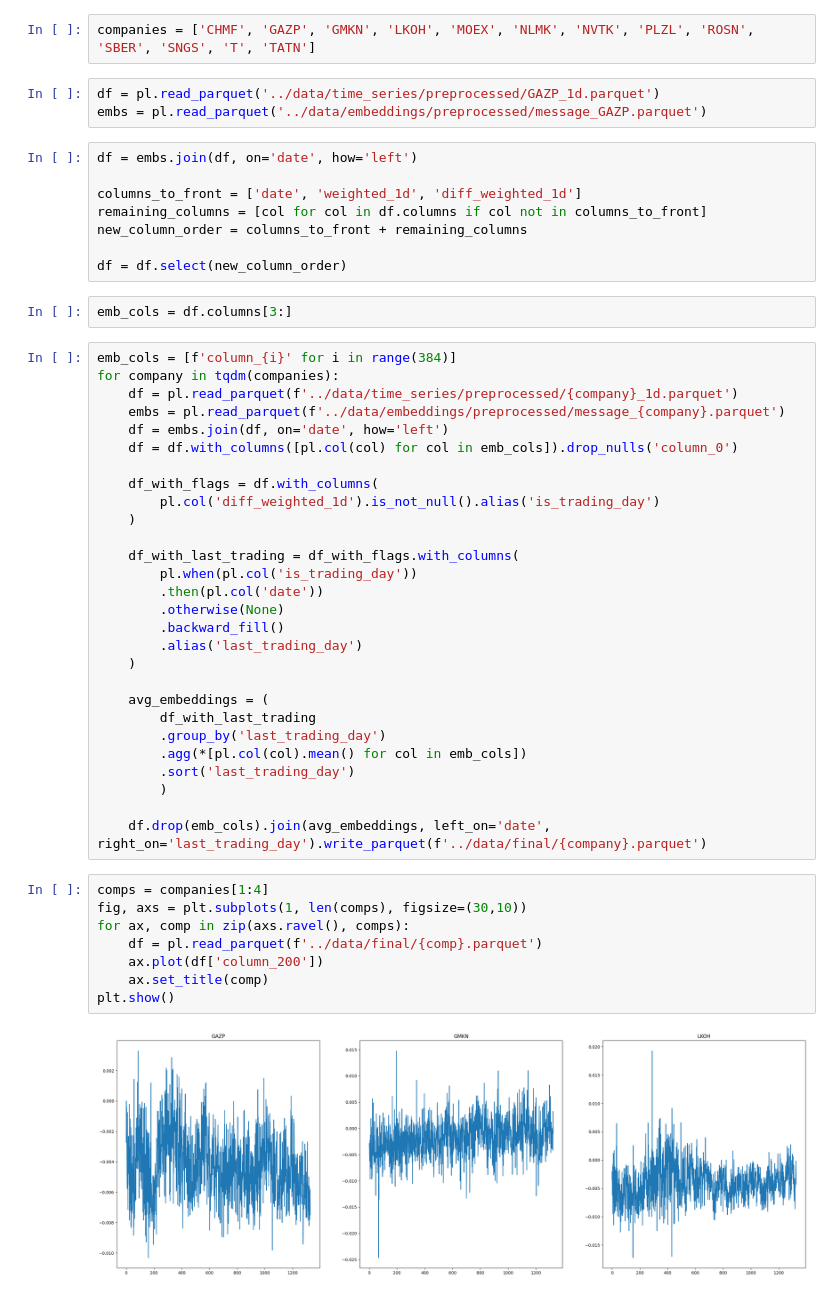
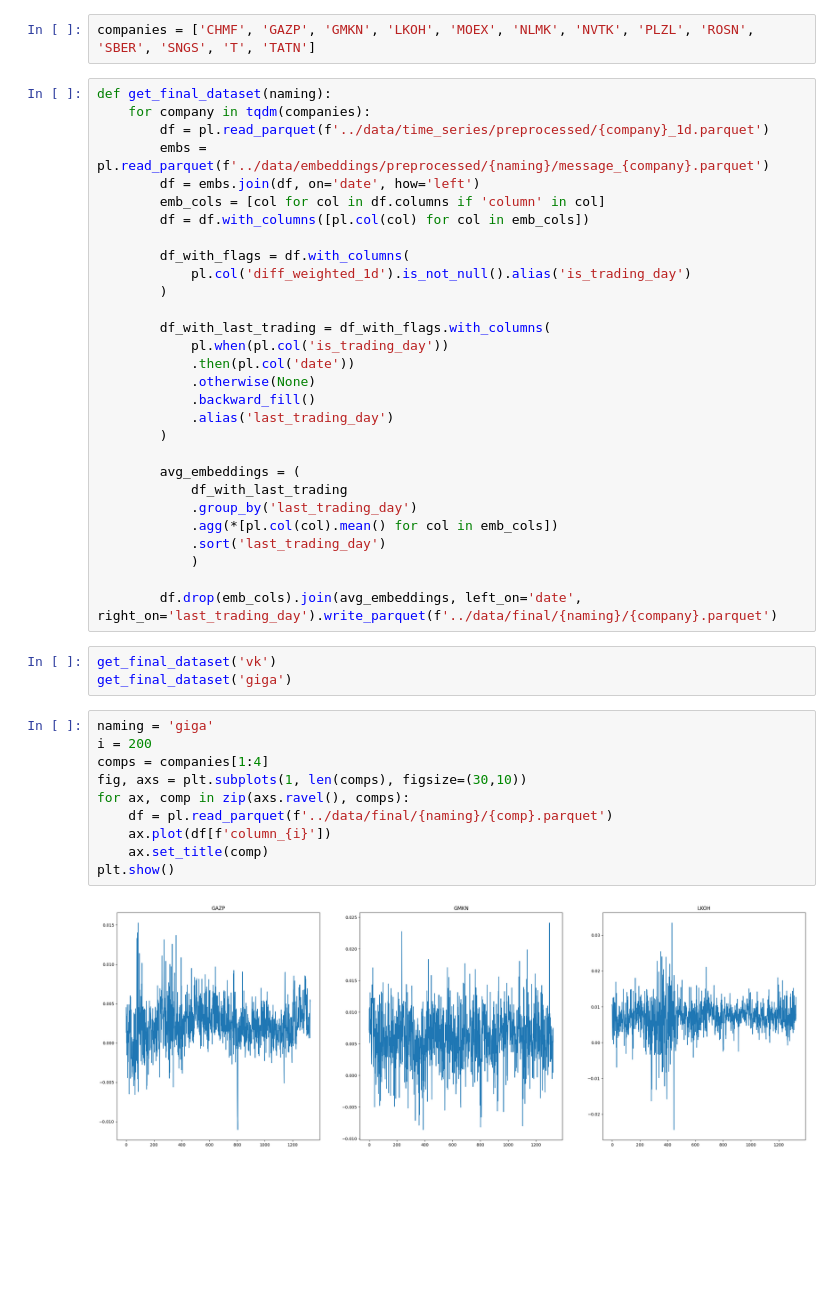
Before and after one commit to BorisenkoGeorgy/Stock_forecast_with_investors_sentiment, a Jupyter notebook: notebooks/preprocessing.ipynb, the cells around one changed output. Cells and saved outputs as stored; diff of their text form; blank space fills up the shorter version.

```diff
--- a/notebooks/preprocessing.ipynb
+++ b/notebooks/preprocessing.ipynb
@@ -279,54 +283,47 @@ import polars as pl
 import matplotlib.pyplot as plt
 # %%
 companies = ['CHMF', 'GAZP', 'GMKN', 'LKOH', 'MOEX', 'NLMK', 'NVTK', 'PLZL', 'ROSN', 'SBER', 'SNGS', 'T', 'TATN']
-# %%
-df = pl.read_parquet('../data/time_series/preprocessed/GAZP_1d.parquet')
-embs = pl.read_parquet('../data/embeddings/preprocessed/message_GAZP.parquet')
-# %%
-df = embs.join(df, on='date', how='left')
-
-columns_to_front = ['date', 'weighted_1d', 'diff_weighted_1d']
-remaining_columns = [col for col in df.columns if col not in columns_to_front]
-new_column_order = columns_to_front + remaining_columns
-
-df = df.select(new_column_order)
-# %%
-emb_cols = df.columns[3:]
 # %%
-emb_cols = [f'column_{i}' for i in range(384)]
-for company in tqdm(companies):
-    df = pl.read_parquet(f'../data/time_series/preprocessed/{company}_1d.parquet')
-    embs = pl.read_parquet(f'../data/embeddings/preprocessed/message_{company}.parquet')
-    df = embs.join(df, on='date', how='left')
-    df = df.with_columns([pl.col(col) for col in emb_cols]).drop_nulls('column_0')
+def get_final_dataset(naming):
+    for company in tqdm(companies):
+        df = pl.read_parquet(f'../data/time_series/preprocessed/{company}_1d.parquet')
+        embs = pl.read_parquet(f'../data/embeddings/preprocessed/{naming}/message_{company}.parquet')
+        df = embs.join(df, on='date', how='left')
+        emb_cols = [col for col in df.columns if 'column' in col]
+        df = df.with_columns([pl.col(col) for col in emb_cols])
 
-    df_with_flags = df.with_columns(
-        pl.col('diff_weighted_1d').is_not_null().alias('is_trading_day')
-    )
-
-    df_with_last_trading = df_with_flags.with_columns(
-        pl.when(pl.col('is_trading_day'))
-        .then(pl.col('date'))
-        .otherwise(None)
-        .backward_fill()
-        .alias('last_trading_day')
-    )
-
-    avg_embeddings = (
-        df_with_last_trading
-        .group_by('last_trading_day')
-        .agg(*[pl.col(col).mean() for col in emb_cols])
-        .sort('last_trading_day')
+        df_with_flags = df.with_columns(
+            pl.col('diff_weighted_1d').is_not_null().alias('is_trading_day')
         )
 
-    df.drop(emb_cols).join(avg_embeddings, left_on='date', right_on='last_trading_day').write_parquet(f'../data/final/{company}.parquet')
+        df_with_last_trading = df_with_flags.with_columns(
+            pl.when(pl.col('is_trading_day'))
+            .then(pl.col('date'))
+            .otherwise(None)
+            .backward_fill()
+            .alias('last_trading_day')
+        )
+
+        avg_embeddings = (
+            df_with_last_trading
+            .group_by('last_trading_day')
+            .agg(*[pl.col(col).mean() for col in emb_cols])
+            .sort('last_trading_day')
+            )
+
+        df.drop(emb_cols).join(avg_embeddings, left_on='date', right_on='last_trading_day').write_parquet(f'../data/final/{naming}/{company}.parquet')
+# %%
+get_final_dataset('vk')
+get_final_dataset('giga')
 # %%
+naming = 'giga'
+i = 200
 comps = companies[1:4]
 fig, axs = plt.subplots(1, len(comps), figsize=(30,10))
 for ax, comp in zip(axs.ravel(), comps):
-    df = pl.read_parquet(f'../data/final/{comp}.parquet')
-    ax.plot(df['column_200'])
+    df = pl.read_parquet(f'../data/final/{naming}/{comp}.parquet')
+    ax.plot(df[f'column_{i}'])
     ax.set_title(comp)
 plt.show()
 # %% [output]
-[figure, old version]
+[figure, new version]
```
Also changed, not shown: parts of 2 cells of this notebook, 1 other file.
